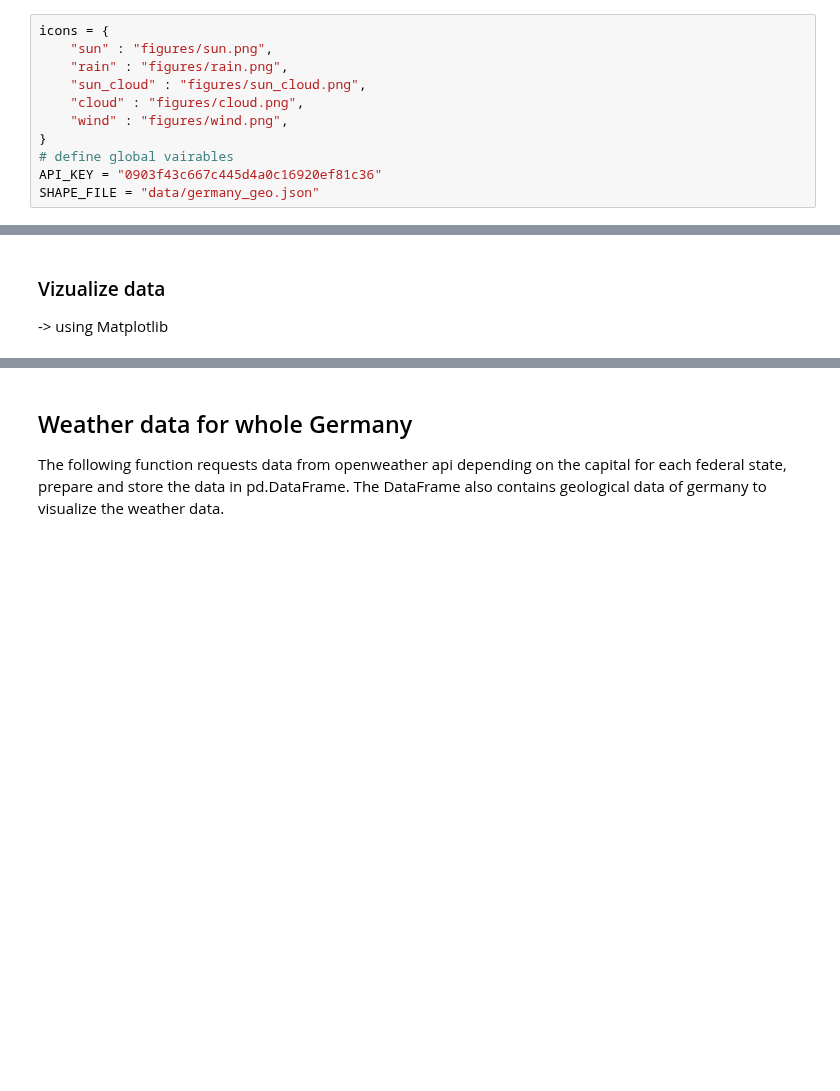
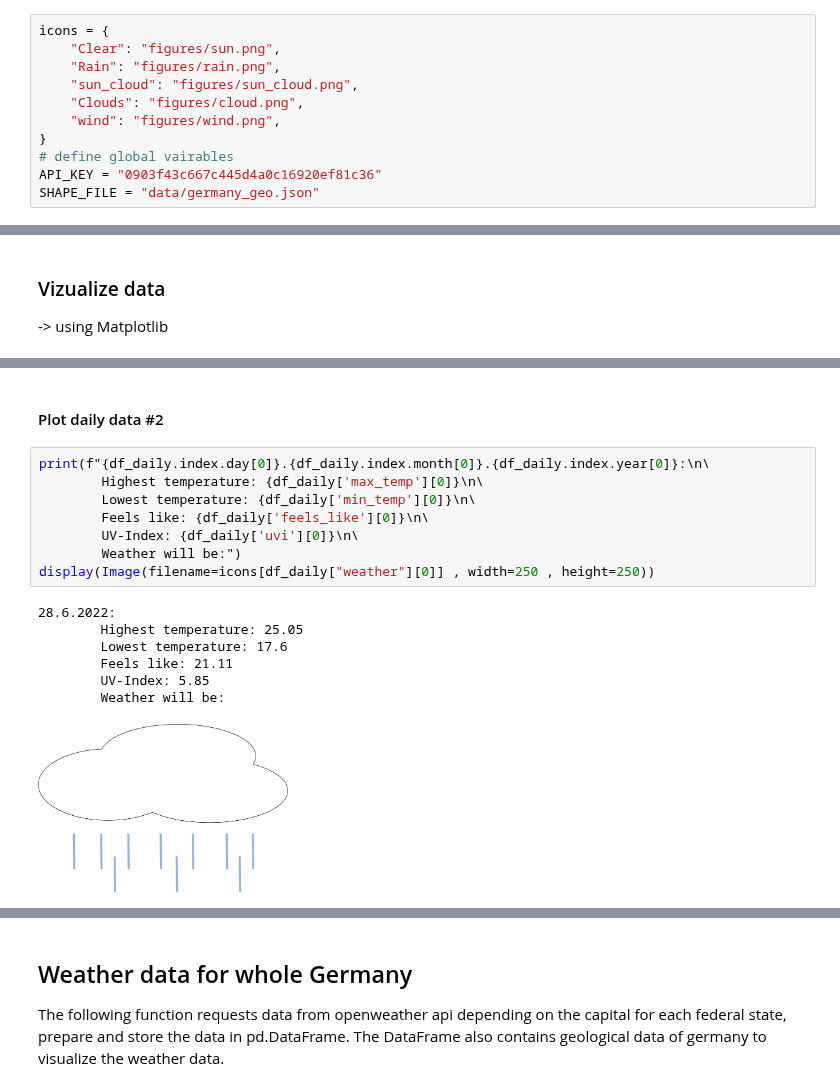
Before and after one commit to LWaetzig/voila, a Jupyter notebook: notebooks/weather_report.ipynb, the cells around one changed output, grey strips where cells are left out. Cells and saved outputs as stored; diff of their text form; blank space fills up the shorter version.

```diff
--- a/notebooks/weather_report.ipynb
+++ b/notebooks/weather_report.ipynb
@@ -27,11 +28,11 @@ import ipywidgets as widgets
 # DECLAIRE GLOBAL VARIABLES
 # %%
 icons = {
-    "sun" : "figures/sun.png",
-    "rain" : "figures/rain.png",
-    "sun_cloud" : "figures/sun_cloud.png",
-    "cloud" : "figures/cloud.png",
-    "wind" : "figures/wind.png",
+    "Clear": "figures/sun.png",
+    "Rain": "figures/rain.png",
+    "sun_cloud": "figures/sun_cloud.png",
+    "Clouds": "figures/cloud.png",
+    "wind": "figures/wind.png",
 }
 # define global vairables
 API_KEY = "0903f43c667c445d4a0c16920ef81c36"
@@ -130,0 +193,18 @@ def get_weather_data_city(
+# %% [markdown]
+#### Plot daily data #2
+# %%
+print(f"{df_daily.index.day[0]}.{df_daily.index.month[0]}.{df_daily.index.year[0]}:\n\
+        Highest temperature: {df_daily['max_temp'][0]}\n\
+        Lowest temperature: {df_daily['min_temp'][0]}\n\
+        Feels like: {df_daily['feels_like'][0]}\n\
+        UV-Index: {df_daily['uvi'][0]}\n\
+        Weather will be:")
+display(Image(filename=icons[df_daily["weather"][0]] , width=250 , height=250))
+# %% [output]
+28.6.2022:
+        Highest temperature: 25.05
+        Lowest temperature: 17.6
+        Feels like: 21.11
+        UV-Index: 5.85
+        Weather will be:
+[figure, added]
```
Also changed, not shown: parts of 20 cells of this notebook, 1 other file.
